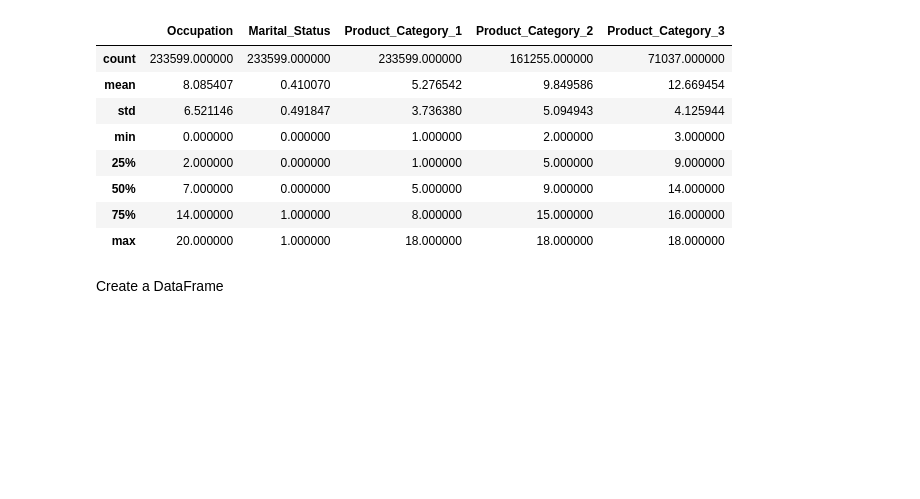
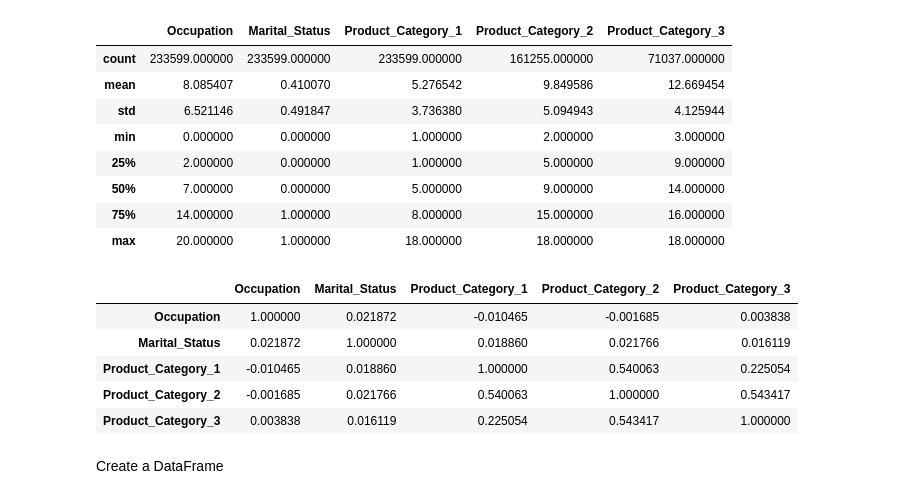
Before and after one commit to luch91/DATA-ANALYTICS-PYTHON, a Jupyter notebook: Pandas/data_cleaning.ipynb, the cells around one changed output. Saved outputs shown, nothing was run; the diff lists cells and outputs as text; code cells hidden in the pictures; blank space fills up the shorter version.

```diff
--- a/Pandas/data_cleaning.ipynb
+++ b/Pandas/data_cleaning.ipynb
@@ -35,6 +36,15 @@ df.describe()
 | 50% | 7.000000 | 0.000000 | 5.000000 | 9.000000 | 14.000000 |
 | 75% | 14.000000 | 1.000000 | 8.000000 | 15.000000 | 16.000000 |
 | max | 20.000000 | 1.000000 | 18.000000 | 18.000000 | 18.000000 |
+# %%
+df.corr()
+# %% [output]
+|  | Occupation | Marital_Status | Product_Category_1 | Product_Category_2 | Product_Category_3 |
+| Occupation | 1.000000 | 0.021872 | -0.010465 | -0.001685 | 0.003838 |
+| Marital_Status | 0.021872 | 1.000000 | 0.018860 | 0.021766 | 0.016119 |
+| Product_Category_1 | -0.010465 | 0.018860 | 1.000000 | 0.540063 | 0.225054 |
+| Product_Category_2 | -0.001685 | 0.021766 | 0.540063 | 1.000000 | 0.543417 |
+| Product_Category_3 | 0.003838 | 0.016119 | 0.225054 | 0.543417 | 1.000000 |
 # %% [markdown]
 Create a DataFrame
 # %%
```
Also changed, not shown: parts of 6 cells of this notebook.
